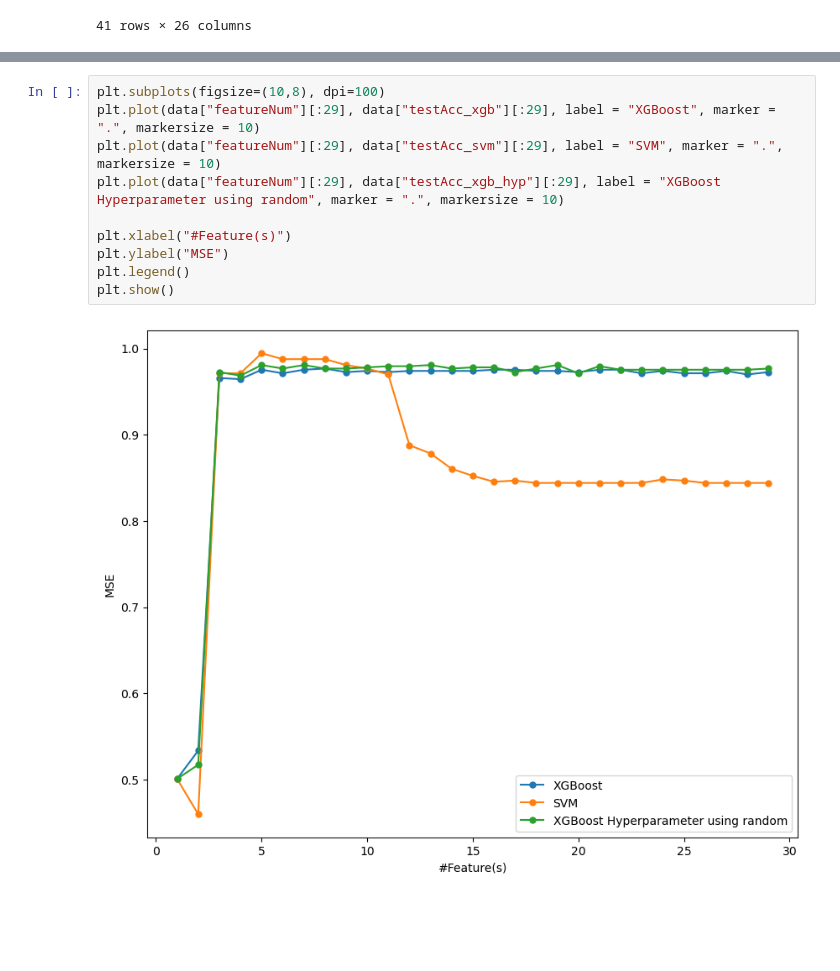
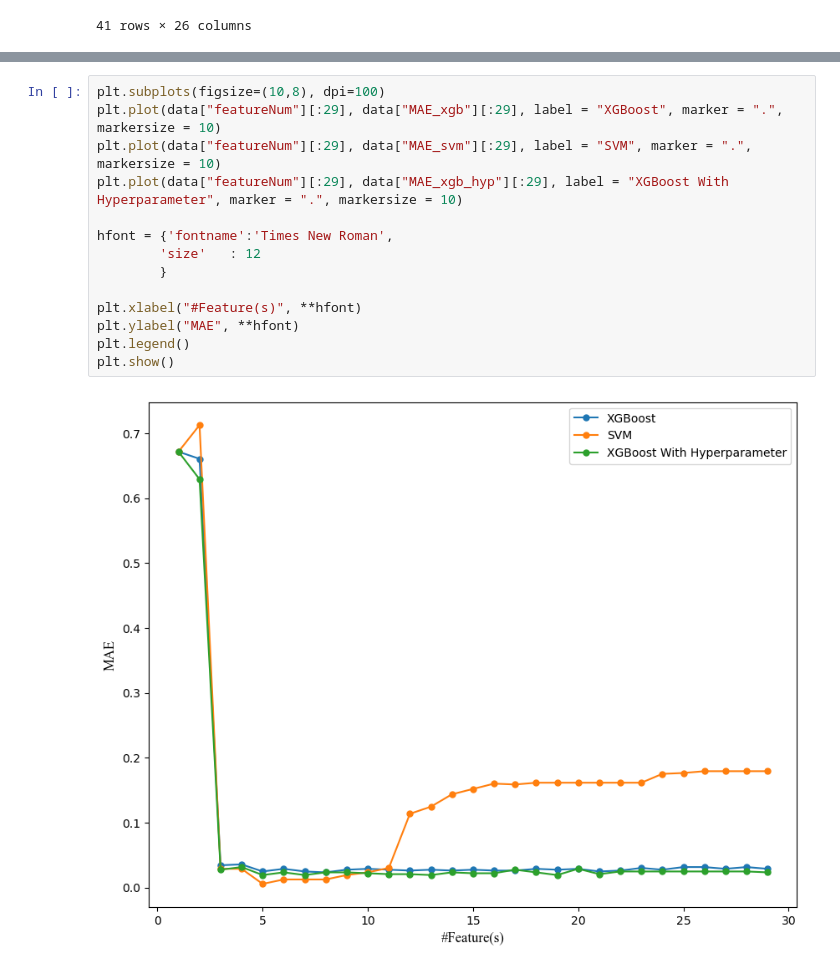
Before and after one commit to DanangKraton/Termal-Comfort-Prediction-using-XGBoost-and-SVM, a Jupyter notebook: oret oret.ipynb, the cells around one changed output, grey strips where cells are left out. Drawn from its saved outputs; the diff is of its cells as text; blank space fills up the shorter version.

```diff
--- a/oret oret.ipynb
+++ b/oret oret.ipynb
@@ -215,12 +235,16 @@ plt.show()
 # %%
 plt.subplots(figsize=(10,8), dpi=100)
-plt.plot(data["featureNum"][:29], data["testAcc_xgb"][:29], label = "XGBoost", marker = ".", markersize = 10)
-plt.plot(data["featureNum"][:29], data["testAcc_svm"][:29], label = "SVM", marker = ".", markersize = 10)
-plt.plot(data["featureNum"][:29], data["testAcc_xgb_hyp"][:29], label = "XGBoost Hyperparameter using random", marker = ".", markersize = 10)
+plt.plot(data["featureNum"][:29], data["MAE_xgb"][:29], label = "XGBoost", marker = ".", markersize = 10)
+plt.plot(data["featureNum"][:29], data["MAE_svm"][:29], label = "SVM", marker = ".", markersize = 10)
+plt.plot(data["featureNum"][:29], data["MAE_xgb_hyp"][:29], label = "XGBoost With Hyperparameter", marker = ".", markersize = 10)
 
-plt.xlabel("#Feature(s)")
-plt.ylabel("MSE")
+hfont = {'fontname':'Times New Roman',
+        'size'   : 12
+        }
+
+plt.xlabel("#Feature(s)", **hfont)
+plt.ylabel("MAE", **hfont)
 plt.legend()
 plt.show()
 # %% [output]
-[figure, old version]
+[figure, new version]
```
Also changed, not shown: parts of 5 cells of this notebook, 1 other file.
